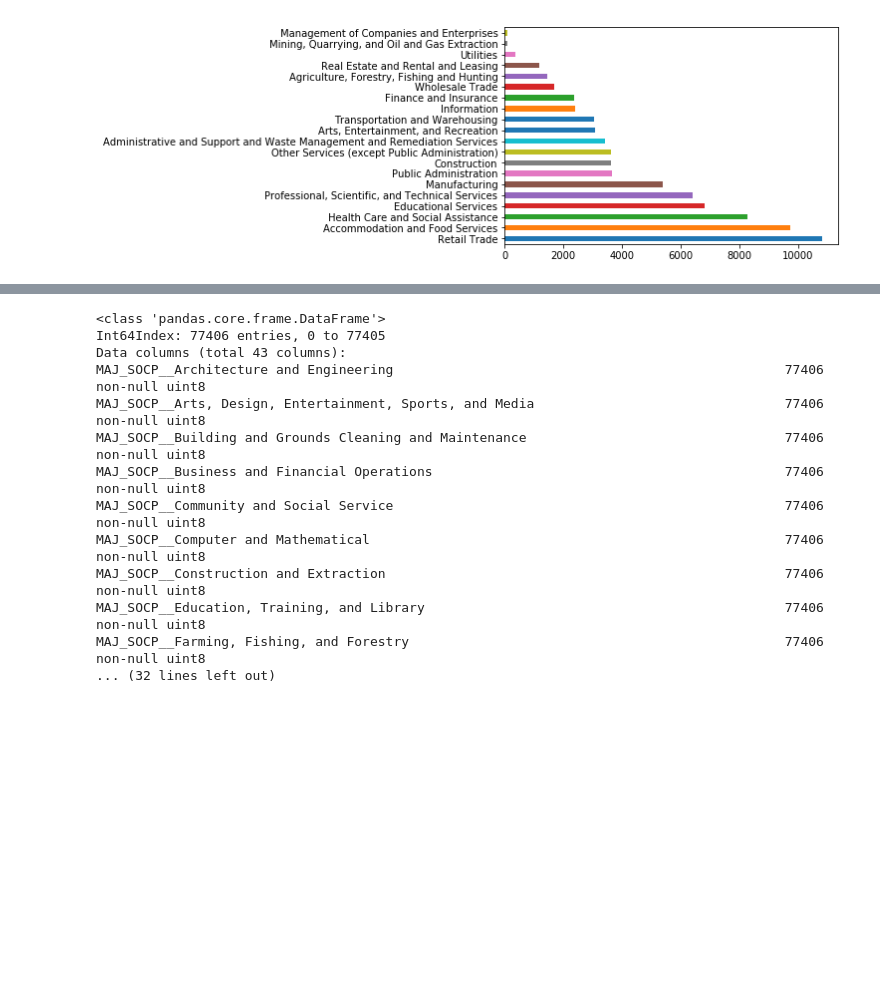
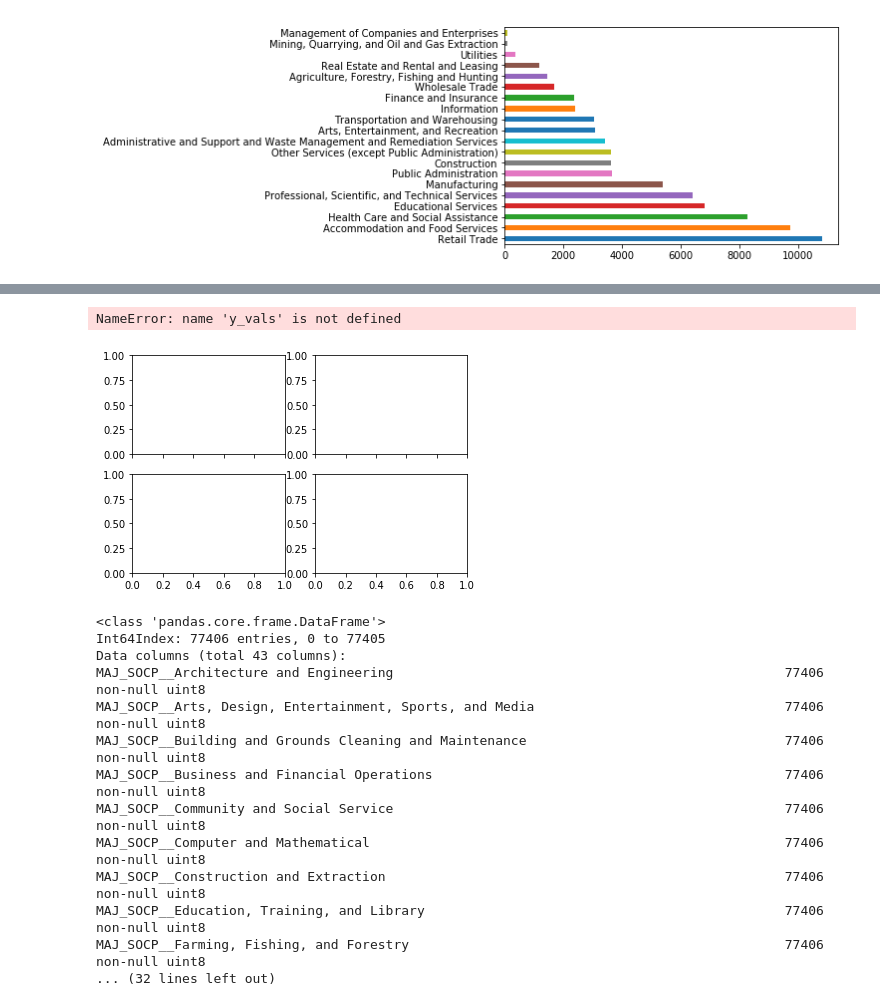
Before and after one commit to DMSaunders/Recommending-Paths-to-Occupations, a Jupyter notebook: notebooks/capstone_industry.ipynb, the cells around one changed output, grey strips where cells are left out. Cells and saved outputs as stored; diff of their text form; code cells hidden in the pictures; blank space fills up the shorter version.

```diff
--- a/notebooks/capstone_industry.ipynb
+++ b/notebooks/capstone_industry.ipynb
@@ -70,3 +111,21 @@ fig, ax = plt.subplots()
+# %%
+# save this for later
+
+fig, axes = plt.subplots(nrows=2, ncols=2, sharex=True)
+
+# Shrink current axis by 20%
+box = ax.get_position()
+ax.set_position([box.x0, box.y0, box.width * 0.8, box.height])
+
+# Put a legend to the right of the current axis
+ax.legend(loc='upper left', bbox_to_anchor=(1, 0.5), fancybox=True, shadow=True);
+
+
+for ax, title, y in zip(axes.flat, y_vals):
+    sns.barplot(y=NAICSP_SOCP_df.MAJ_NAICSP_labels.value_counts(), hue=NAICSP_SOCP_df.MAJ_SOCP_labels)
+# %% [output]
+NameError: name 'y_vals' is not defined
+[figure, added]
 # %%
 X = NAICSP_SOCP_df.drop(axis=1, columns=['SERIALNO', 'SOCP', 'MAJ_SOCP', 'MAJ_SOCP_labels', 'NAICSP',	'NAICSP_labels',	'MAJ_NAICSP',	'MAJ_NAICSP_labels'])
 X.info()
```
Also changed, not shown: parts of 14 cells of this notebook.
